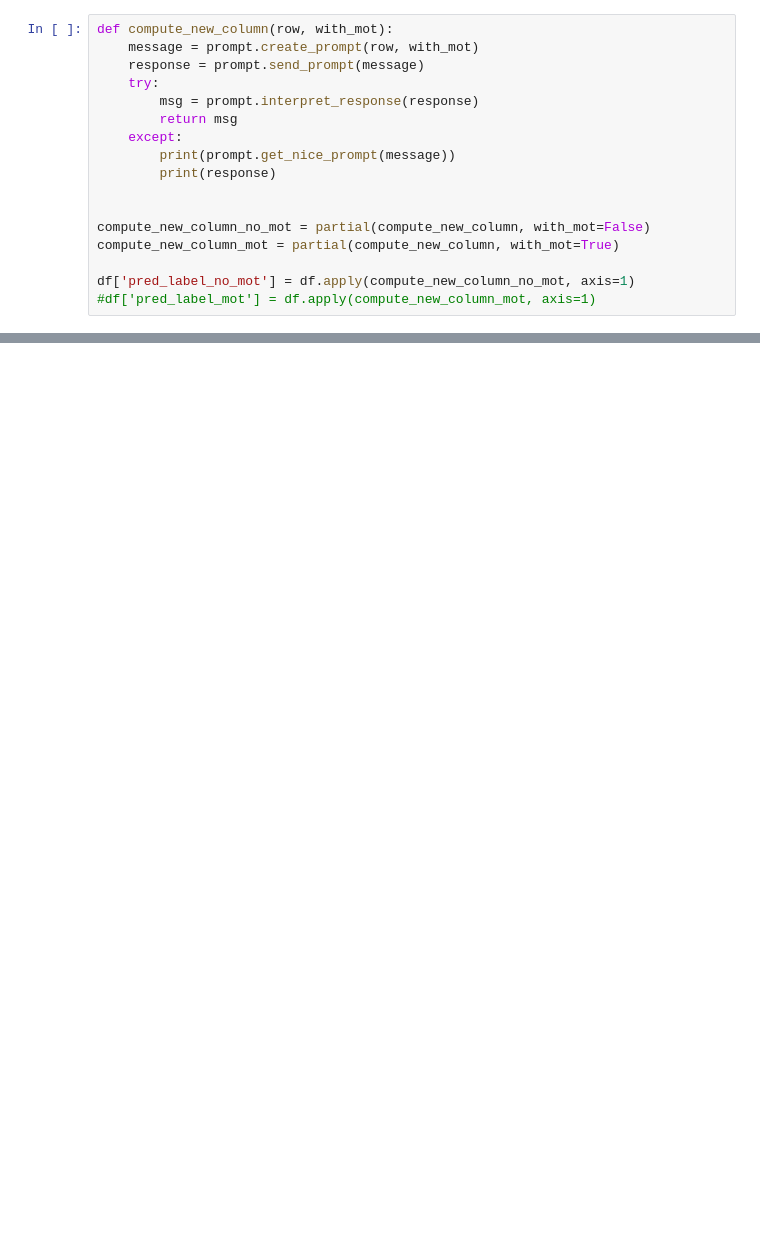
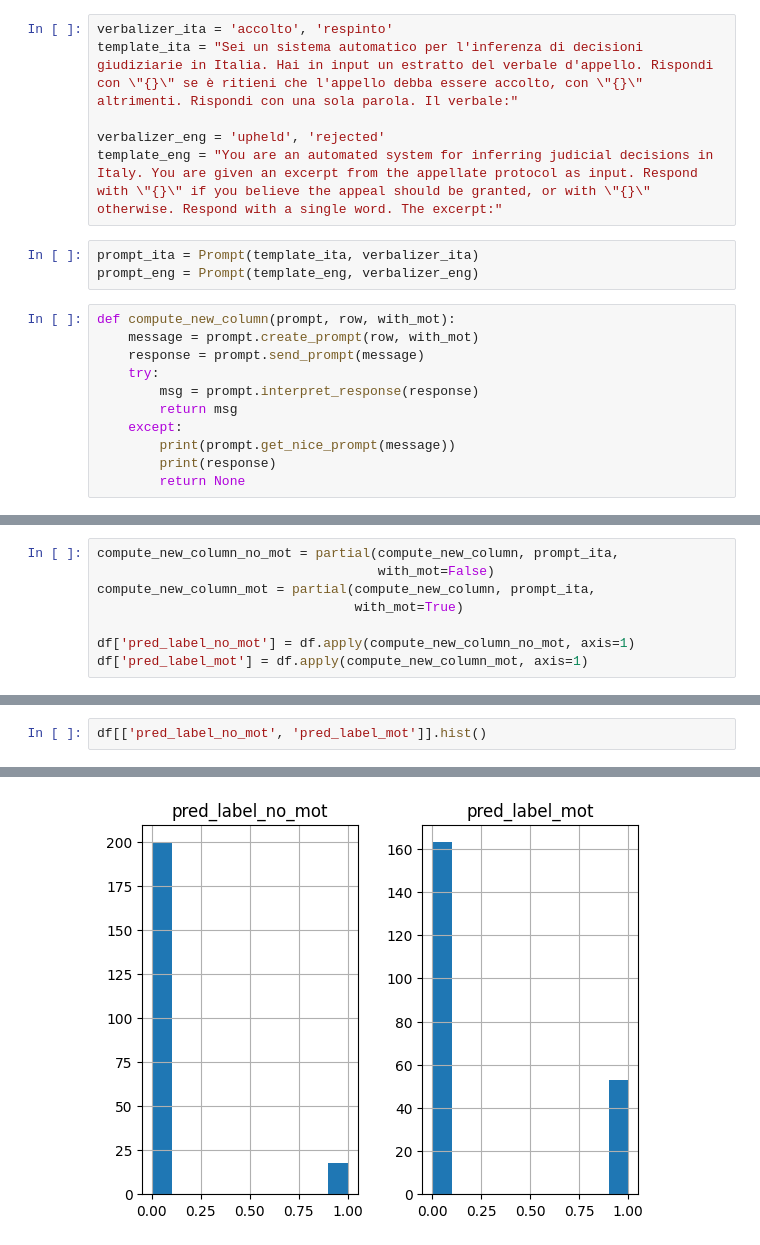
Before and after one commit to Ball-Man/vjp-ita, a Jupyter notebook: zero_shot.ipynb, the cells around one changed output, grey strips where cells are left out. Saved outputs shown, nothing was run; the diff lists cells and outputs as text; blank space fills up the shorter version.

```diff
--- a/zero_shot.ipynb
+++ b/zero_shot.ipynb
@@ -34,5 +84,14 @@ prompt = Prompt()
+# %%
+verbalizer_ita = 'accolto', 'respinto'
+template_ita = "Sei un sistema automatico per l'inferenza di decisioni giudiziarie in Italia. Hai in input un estratto del verbale d'appello. Rispondi con \"{}\" se è ritieni che l'appello debba essere accolto, con \"{}\" altrimenti. Rispondi con una sola parola. Il verbale:"
+
+verbalizer_eng = 'upheld', 'rejected'
+template_eng = "You are an automated system for inferring judicial decisions in Italy. You are given an excerpt from the appellate protocol as input. Respond with \"{}\" if you believe the appeal should be granted, or with \"{}\" otherwise. Respond with a single word. The excerpt:"
+# %%
+prompt_ita = Prompt(template_ita, verbalizer_ita)
+prompt_eng = Prompt(template_eng, verbalizer_eng)
 # %%
-def compute_new_column(row, with_mot):
+def compute_new_column(prompt, row, with_mot):
     message = prompt.create_prompt(row, with_mot)
     response = prompt.send_prompt(message)
     try:
@@ -41,10 +100,4 @@ def compute_new_column(row, with_mot):
     except:
         print(prompt.get_nice_prompt(message))
         print(response)
-
-
-compute_new_column_no_mot = partial(compute_new_column, with_mot=False)
-compute_new_column_mot = partial(compute_new_column, with_mot=True)
-
-df['pred_label_no_mot'] = df.apply(compute_new_column_no_mot, axis=1)
-#df['pred_label_mot'] = df.apply(compute_new_column_mot, axis=1)
+        return None
@@ -57,0 +106,8 @@ with open("backup_cache_no_mot_2", 'wb') as f:
+# %%
+compute_new_column_no_mot = partial(compute_new_column, prompt_ita,
+                                    with_mot=False)
+compute_new_column_mot = partial(compute_new_column, prompt_ita,
+                                 with_mot=True)
+
+df['pred_label_no_mot'] = df.apply(compute_new_column_no_mot, axis=1)
+df['pred_label_mot'] = df.apply(compute_new_column_mot, axis=1)
@@ -57,0 +132,3 @@ with open("backup_cache_no_mot_2", 'wb') as f:
+# %%
+df[['pred_label_no_mot', 'pred_label_mot']].hist()
+# %% [output]
@@ -57,0 +137 @@ with open("backup_cache_no_mot_2", 'wb') as f:
+[figure, added]
```
Also changed, not shown: parts of 26 cells of this notebook, 1 other file.
